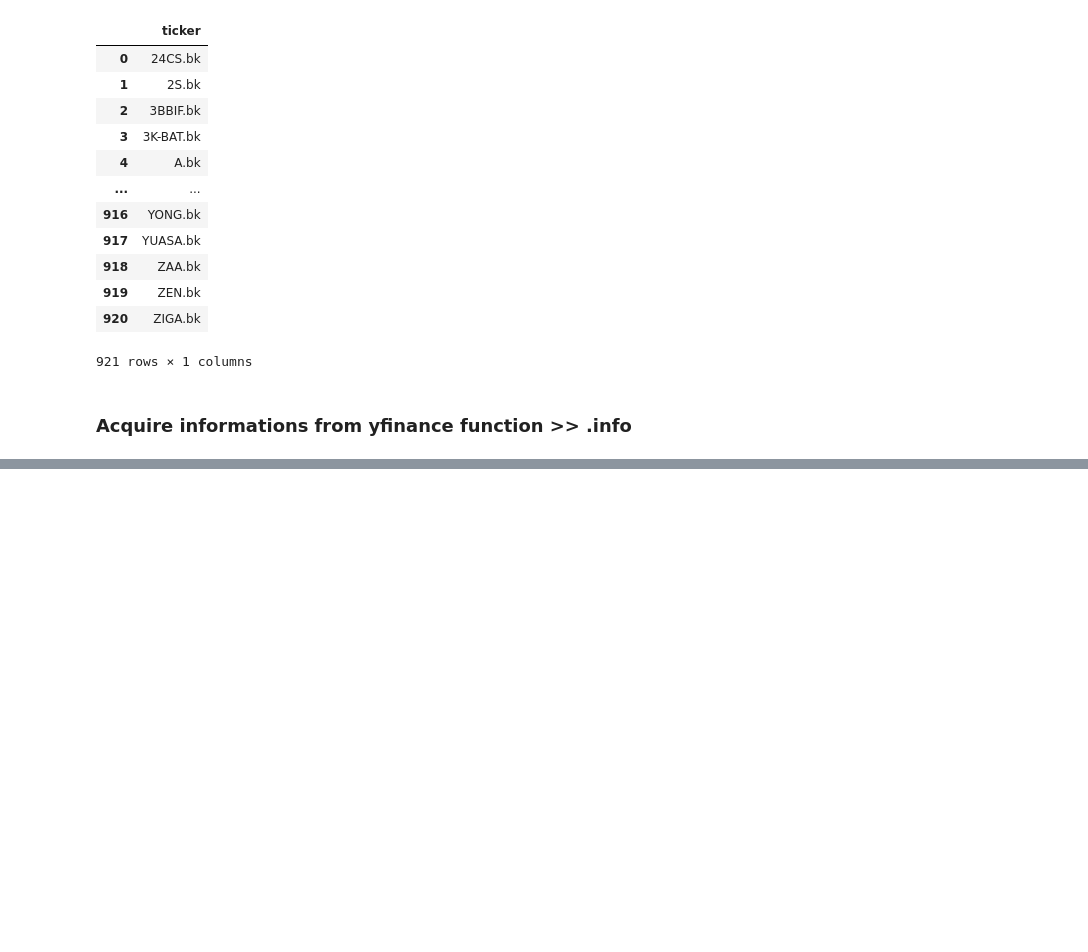
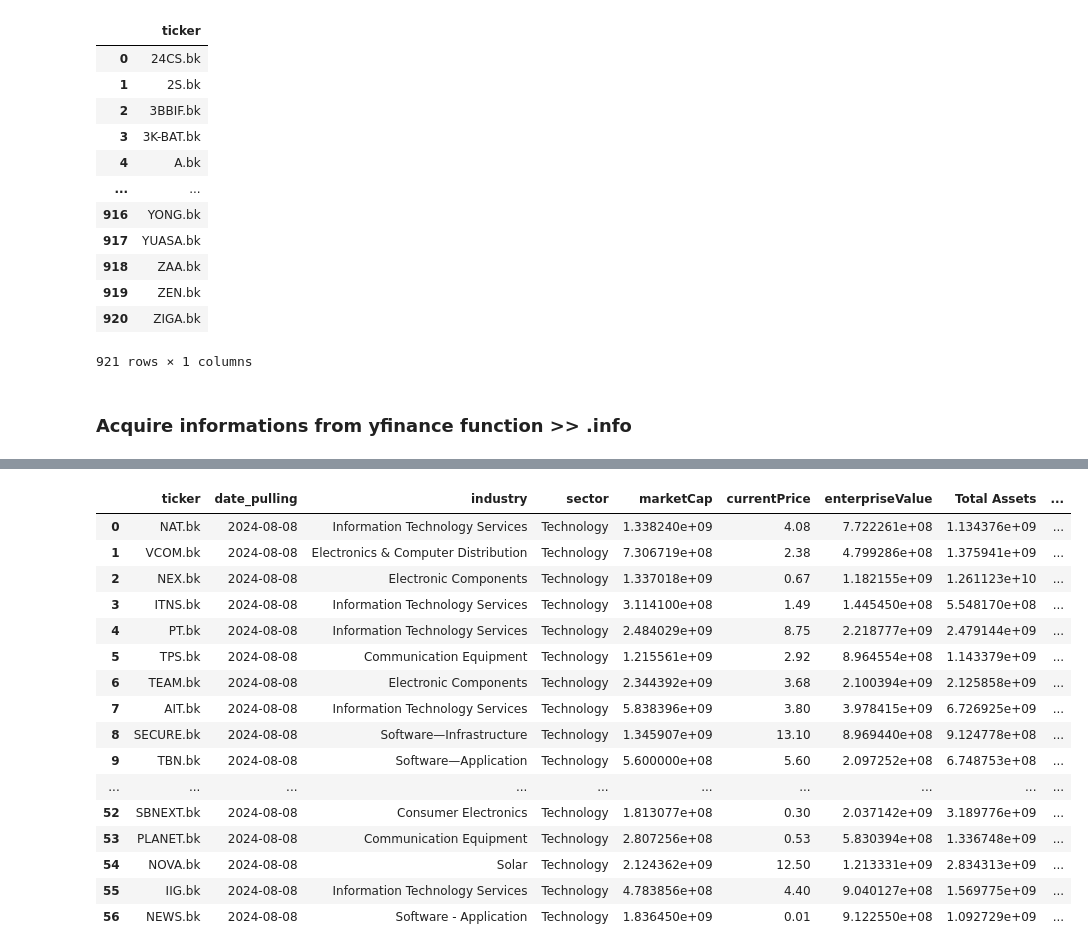
Before and after one commit to NarasetS/StockTH_MagicFormula, a Jupyter notebook: magicformulaonthstock.ipynb, the cells around one changed output, grey strips where cells are left out. Cells and saved outputs as stored; diff of their text form; code cells hidden in the pictures; blank space fills up the shorter version.

```diff
--- a/magicformulaonthstock.ipynb
+++ b/magicformulaonthstock.ipynb
@@ -157,0 +164,22 @@ df_sorted[:50]
+# %%
+df_sector = df_sorted.loc[df_sorted['sector'] == 'Technology']
+df_sector = df_sector.reset_index(drop=True)
+df_sector
+# %% [output]
+|  | ticker | date_pulling | industry | sector | marketCap | currentPrice | enterpriseValue | Total Assets | ... |
+| 0 | NAT.bk | 2024-08-08 | Information Technology Services | Technology | 1.338240e+09 | 4.08 | 7.722261e+08 | 1.134376e+09 | ... |
+| 1 | VCOM.bk | 2024-08-08 | Electronics & Computer Distribution | Technology | 7.306719e+08 | 2.38 | 4.799286e+08 | 1.375941e+09 | ... |
+| 2 | NEX.bk | 2024-08-08 | Electronic Components | Technology | 1.337018e+09 | 0.67 | 1.182155e+09 | 1.261123e+10 | ... |
+| 3 | ITNS.bk | 2024-08-08 | Information Technology Services | Technology | 3.114100e+08 | 1.49 | 1.445450e+08 | 5.548170e+08 | ... |
+| 4 | PT.bk | 2024-08-08 | Information Technology Services | Technology | 2.484029e+09 | 8.75 | 2.218777e+09 | 2.479144e+09 | ... |
+| 5 | TPS.bk | 2024-08-08 | Communication Equipment | Technology | 1.215561e+09 | 2.92 | 8.964554e+08 | 1.143379e+09 | ... |
+| 6 | TEAM.bk | 2024-08-08 | Electronic Components | Technology | 2.344392e+09 | 3.68 | 2.100394e+09 | 2.125858e+09 | ... |
+| 7 | AIT.bk | 2024-08-08 | Information Technology Services | Technology | 5.838396e+09 | 3.80 | 3.978415e+09 | 6.726925e+09 | ... |
+| 8 | SECURE.bk | 2024-08-08 | Software—Infrastructure | Technology | 1.345907e+09 | 13.10 | 8.969440e+08 | 9.124778e+08 | ... |
+| 9 | TBN.bk | 2024-08-08 | Software—Application | Technology | 5.600000e+08 | 5.60 | 2.097252e+08 | 6.748753e+08 | ... |
+| ... | ... | ... | ... | ... | ... | ... | ... | ... | ... |
+| 52 | SBNEXT.bk | 2024-08-08 | Consumer Electronics | Technology | 1.813077e+08 | 0.30 | 2.037142e+09 | 3.189776e+09 | ... |
+| 53 | PLANET.bk | 2024-08-08 | Communication Equipment | Technology | 2.807256e+08 | 0.53 | 5.830394e+08 | 1.336748e+09 | ... |
+| 54 | NOVA.bk | 2024-08-08 | Solar | Technology | 2.124362e+09 | 12.50 | 1.213331e+09 | 2.834313e+09 | ... |
+| 55 | IIG.bk | 2024-08-08 | Information Technology Services | Technology | 4.783856e+08 | 4.40 | 9.040127e+08 | 1.569775e+09 | ... |
+| 56 | NEWS.bk | 2024-08-08 | Software - Application | Technology | 1.836450e+09 | 0.01 | 9.122550e+08 | 1.092729e+09 | ... |
```
Also changed, not shown: parts of 6 cells of this notebook, 2 other files.
